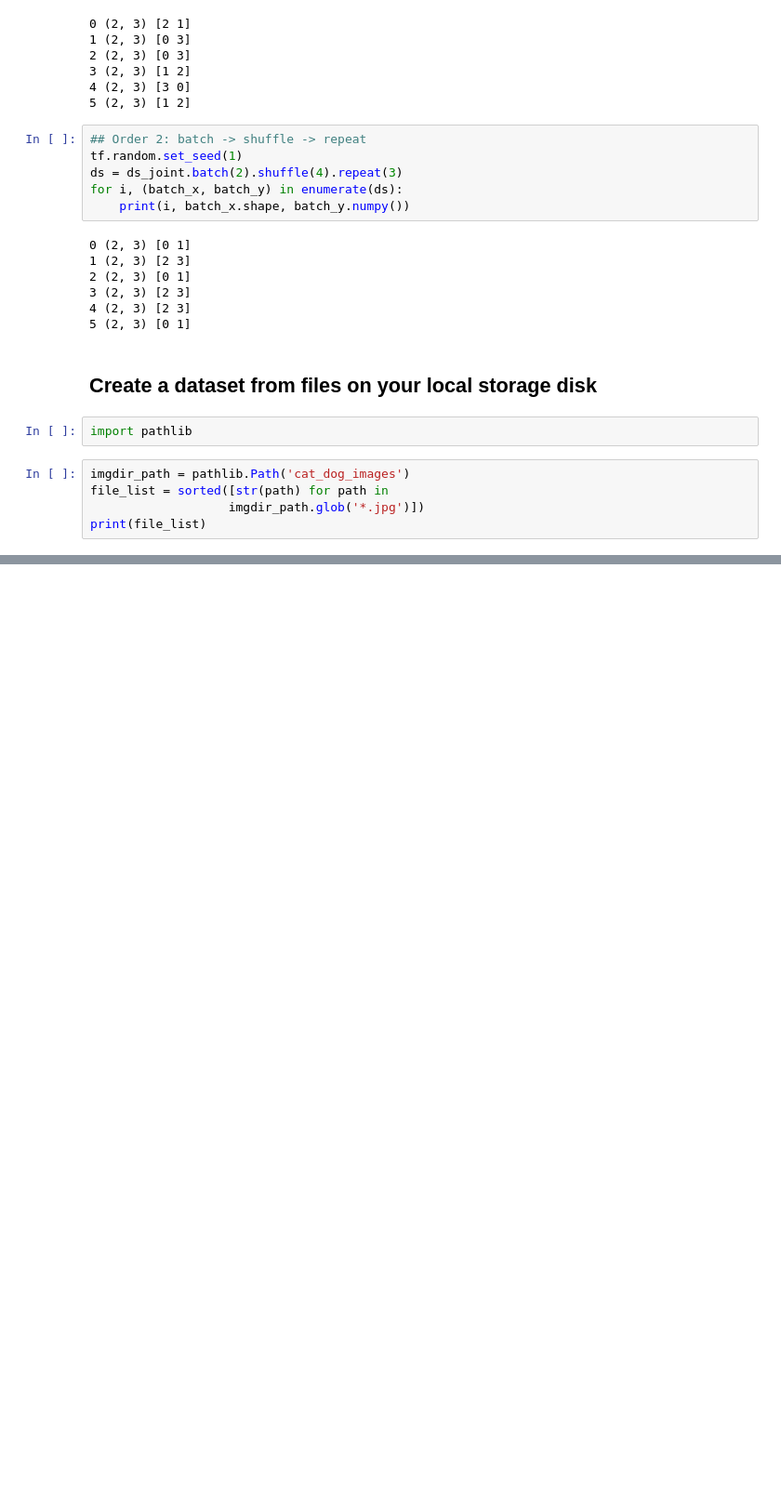
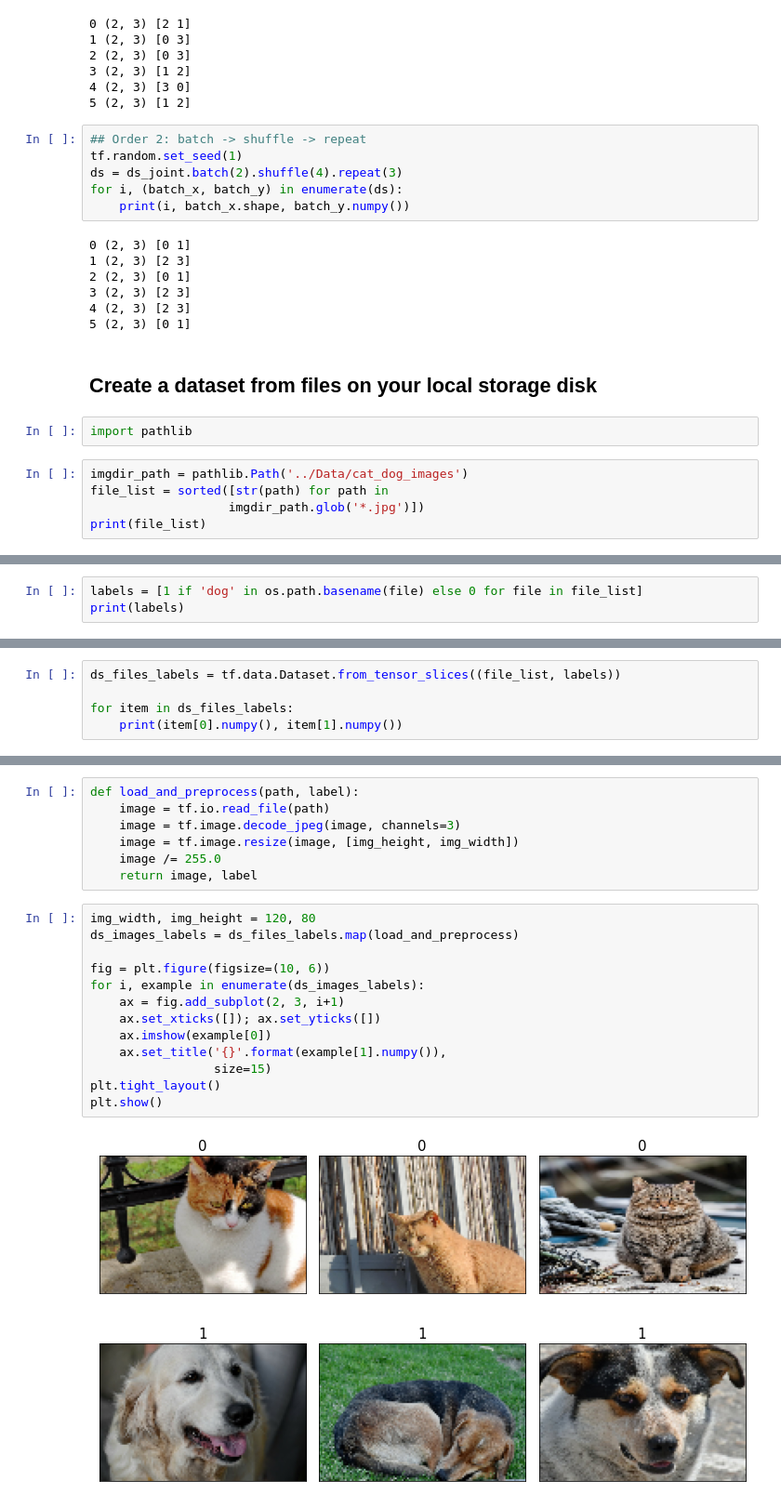
Before and after one commit to nayoung1-catamount-wcu-edu/personal, a Jupyter notebook: Python/TensorFlow_Practice.ipynb, the cells around one changed output, grey strips where cells are left out. Shown at 93% size. Drawn from its saved outputs; the diff is of its cells as text; blank space fills up the shorter version.

```diff
--- a/Python/TensorFlow_Practice.ipynb
+++ b/Python/TensorFlow_Practice.ipynb
@@ -350,7 +356,7 @@ for i, (batch_x, batch_y) in enumerate(ds):
 # %%
 import pathlib
 # %%
-imgdir_path = pathlib.Path('cat_dog_images')
+imgdir_path = pathlib.Path('../Data/cat_dog_images')
 file_list = sorted([str(path) for path in
                    imgdir_path.glob('*.jpg')])
 print(file_list)
@@ -374,0 +392,3 @@ plt.show()
+# %%
+labels = [1 if 'dog' in os.path.basename(file) else 0 for file in file_list]
+print(labels)
@@ -374,0 +399,5 @@ plt.show()
+# %%
+ds_files_labels = tf.data.Dataset.from_tensor_slices((file_list, labels))
+
+for item in ds_files_labels:
+    print(item[0].numpy(), item[1].numpy())
@@ -374,0 +413,22 @@ plt.show()
+# %%
+def load_and_preprocess(path, label):
+    image = tf.io.read_file(path)
+    image = tf.image.decode_jpeg(image, channels=3)
+    image = tf.image.resize(image, [img_height, img_width])
+    image /= 255.0
+    return image, label
+# %%
+img_width, img_height = 120, 80
+ds_images_labels = ds_files_labels.map(load_and_preprocess)
+
+fig = plt.figure(figsize=(10, 6))
+for i, example in enumerate(ds_images_labels):
+    ax = fig.add_subplot(2, 3, i+1)
+    ax.set_xticks([]); ax.set_yticks([])
+    ax.imshow(example[0])
+    ax.set_title('{}'.format(example[1].numpy()),
+                 size=15)
+plt.tight_layout()
+plt.show()
+# %% [output]
+[figure, added]
```
Also changed, not shown: parts of 49 cells of this notebook, 1 other file.
